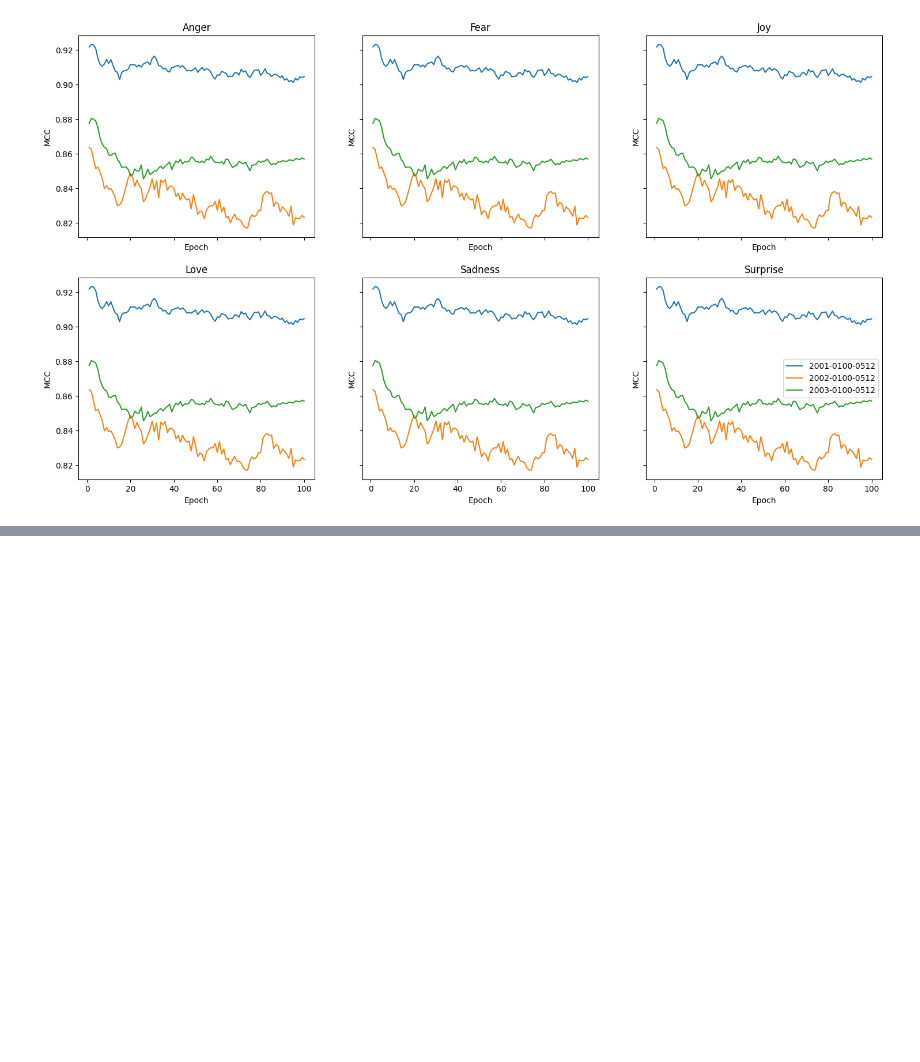
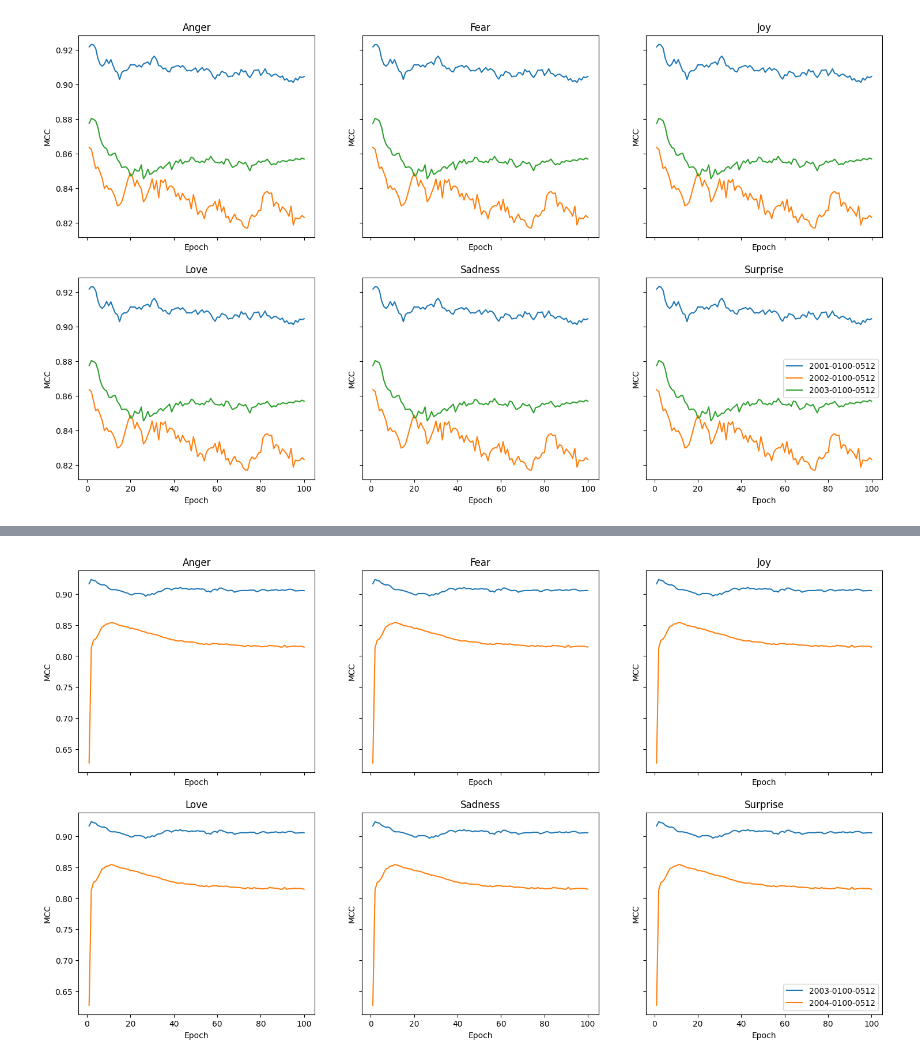
Before and after one commit to parafoxia/decks, a Jupyter notebook: eval_net.ipynb, the cells around one changed output, grey strips where cells are left out. Cells and saved outputs as stored; diff of their text form; code cells hidden in the pictures; blank space fills up the shorter version.

```diff
--- a/eval_net.ipynb
+++ b/eval_net.ipynb
@@ -113,0 +132,12 @@ for i in range(6):
+# %%
+fig, axs = plt.subplots(2, 3, figsize=(18, 10), sharex=True, sharey=True)
+
+for i in range(6):
+    ax = axs[i // 3][i % 3]
+    for j, key in enumerate(("2003-0100-0512", "2004-0100-0512")):
+        ax.set_title(emotions[i].title())
+        ax.set_xlabel("Epoch")
+        ax.set_ylabel("MCC")
+        sns.lineplot(ax=ax, x=x, y=data[key][f"val_mcc_{j}"], label=key if i == 5 else None)
+# %% [output]
+[figure, added]
```
Also changed, not shown: parts of 7 cells of this notebook, 1 other file.
